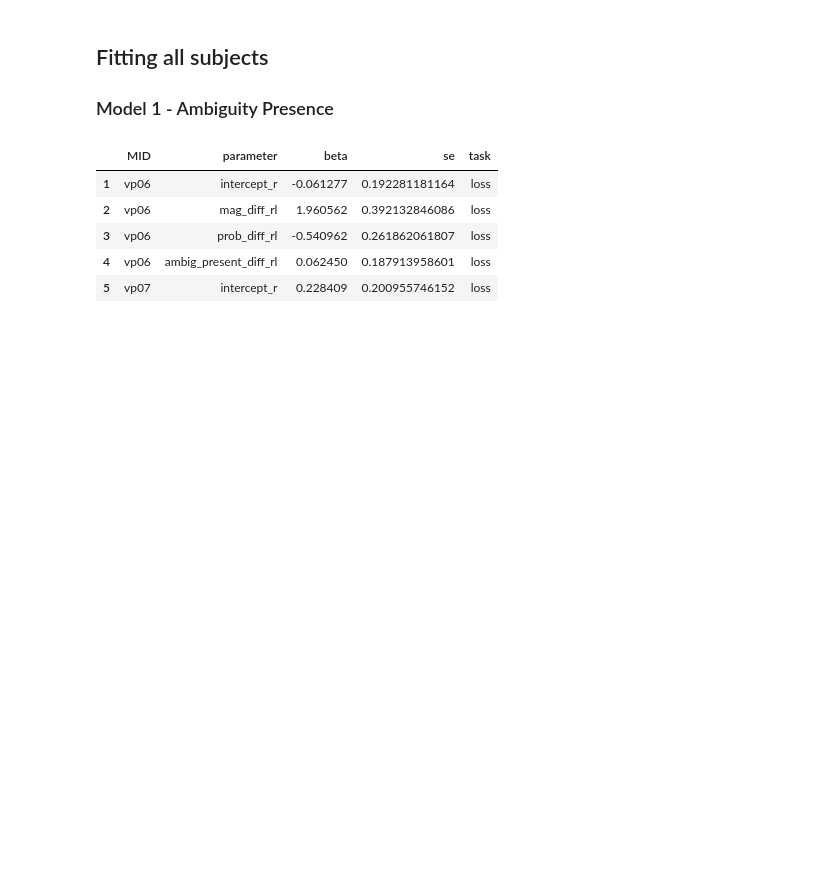
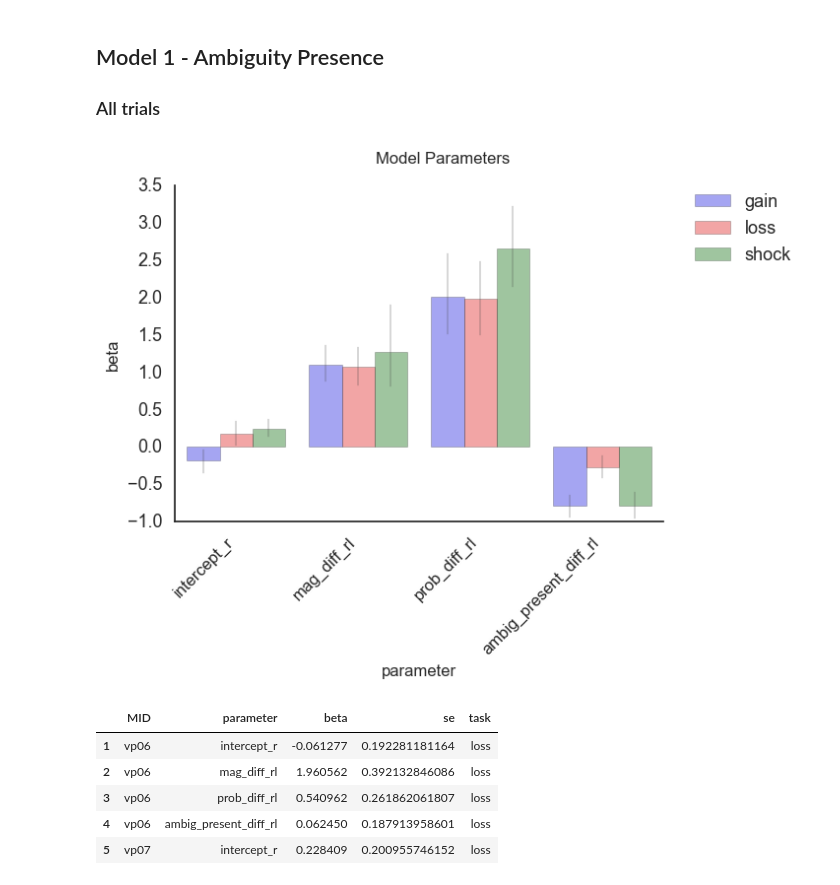
Before and after one commit to crgagne/ambi_gain_loss_shock, a Jupyter notebook: notebooks/Trial_Analysis.ipynb, the cells around one changed output. Saved outputs shown, nothing was run; the diff lists cells and outputs as text; code cells hidden in the pictures; blank space fills up the shorter version.

```diff
--- a/notebooks/Trial_Analysis.ipynb
+++ b/notebooks/Trial_Analysis.ipynb
@@ -47,4 +87,4 @@ from Plot_models import *
 # %% [markdown]
-## Fitting all subjects
+## Model 1 - Ambiguity Presence
 
-### Model 1 - Ambiguity Presence
+### All trials
@@ -76,9 +91,14 @@ model_ap_summary_df = pd.concat((model_summary_df_l,model_summary_df_g,model_sum
+# %%
+model_param_df, model_summary_df = process_model_rl(model = 'ambi_present', which_trial = 'all')
+fig = plot_params_rl(model_param_df, stripplot=False)
+# %% [output]
+[figure, added]
 # %%
-model_ap_param_df.head()
+model_param_df.head()
 # %% [output]
 |  | MID | parameter | beta | se | task |
 | 1 | vp06 | intercept_r | -0.061277 | 0.192281181164 | loss |
 | 2 | vp06 | mag_diff_rl | 1.960562 | 0.392132846086 | loss |
-| 3 | vp06 | prob_diff_rl | -0.540962 | 0.261862061807 | loss |
+| 3 | vp06 | prob_diff_rl | 0.540962 | 0.261862061807 | loss |
 | 4 | vp06 | ambig_present_diff_rl | 0.062450 | 0.187913958601 | loss |
 | 5 | vp07 | intercept_r | 0.228409 | 0.200955746152 | loss |
```
Also changed, not shown: parts of 16 cells of this notebook, 9 other files.
